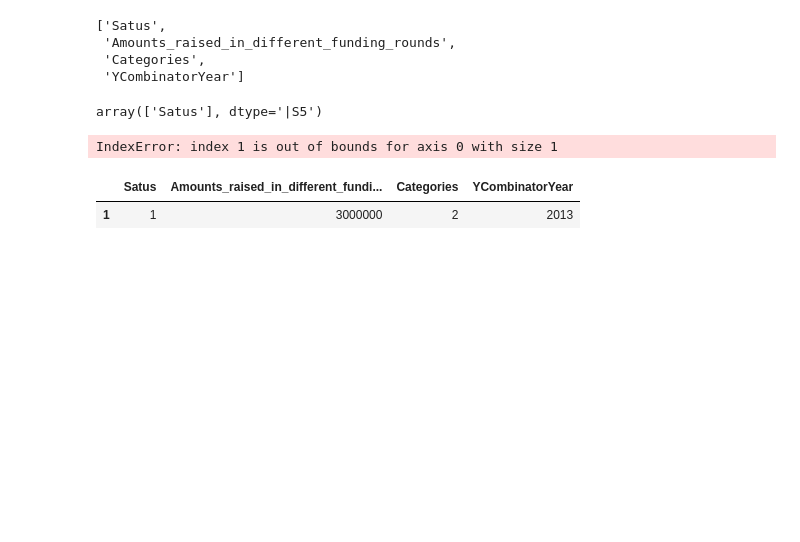
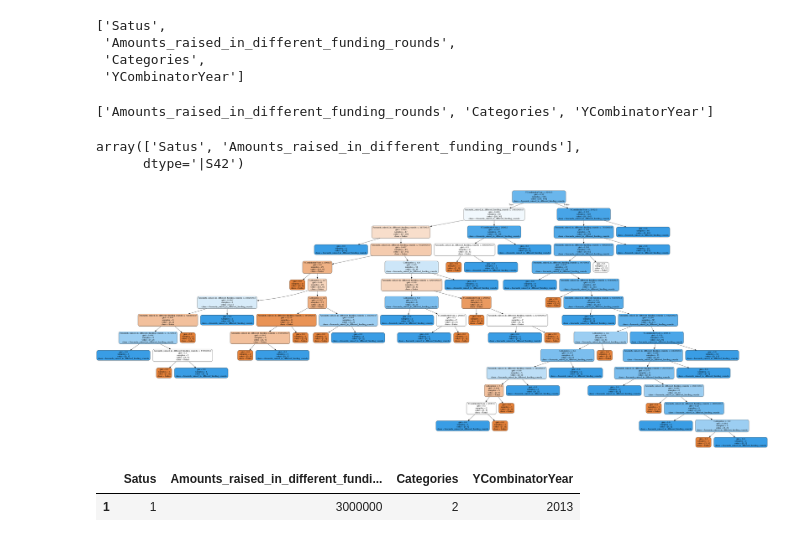
Before and after one commit to Kerenn/Cs210_StandupStartups, a Jupyter notebook: DecisionTree .ipynb, the cells around one changed output. Saved outputs shown, nothing was run; the diff lists cells and outputs as text; code cells hidden in the pictures; blank space fills up the shorter version.

```diff
--- a/DecisionTree .ipynb
+++ b/DecisionTree .ipynb
@@ -55,7 +55,7 @@ def change_funding(Amounts_raised_in_different_funding_rounds):
 # %%
 df['Satus'] = df['Satus'].apply(change_status)
 df2['Satus'] = df2['Satus'].apply(change_status)
-df2['Amounts_raised_in_different_funding_rounds'] = df['Amounts_raised_in_different_funding_rounds'].apply(change_funding)
+df2['Amounts_raised_in_different_funding_rounds'] = df2['Amounts_raised_in_different_funding_rounds'].apply(change_funding)
 #df['YCombinatorYear'] = df['YCombinatorYear'].apply(change_year)
 df['Categories'] = df['Categories'].apply(change_category)
 df3 = df[df2.Amounts_raised_in_different_funding_rounds != 'zero' ]
@@ -105,4 +109,5 @@ trainData
 | 249 | 1 | 1600000 | 7 | 2014 |
 180 rows × 4 columns
 # %%
-features = trainData.values[:, :3]
+features = trainData.values[:, 1:4]
+features
@@ -197,21 +220,27 @@ feature_names
  'YCombinatorYear']
 # %%
 feature_names = feature_names[1:4]
+feature_names
+# %% [output]
+['Amounts_raised_in_different_funding_rounds', 'Categories', 'YCombinatorYear']
 # %%
 #target_names = ['low', 'lower-intermediate', 'upper-intermediate', 'high']
-target_names = ['Satus']
+target_names =  list(trainData.columns.values)
+target_names = target_names[0:2]
 target_names = np.asarray(target_names)
 target_names
 # %% [output]
-array(['Satus'], dtype='|S5')
+array(['Satus', 'Amounts_raised_in_different_funding_rounds'],
+      dtype='|S42')
 # %%
 from IPython.display import Image
 dot_data = tree.export_graphviz(clf, out_file=None, feature_names=feature_names,
                          class_names=target_names, filled=True, rounded=True, special_characters=True)
 graph = pydotplus.graph_from_dot_data(dot_data)
+graph.write_pdf('iris2.pdf')
 Image(graph.create_png())
 # %% [output]
-IndexError: index 1 is out of bounds for axis 0 with size 1
+[figure, added]
 # %%
 features[0]
 trainData[1:2]
```
Also changed, not shown: parts of 8 cells of this notebook, 3 other files.
